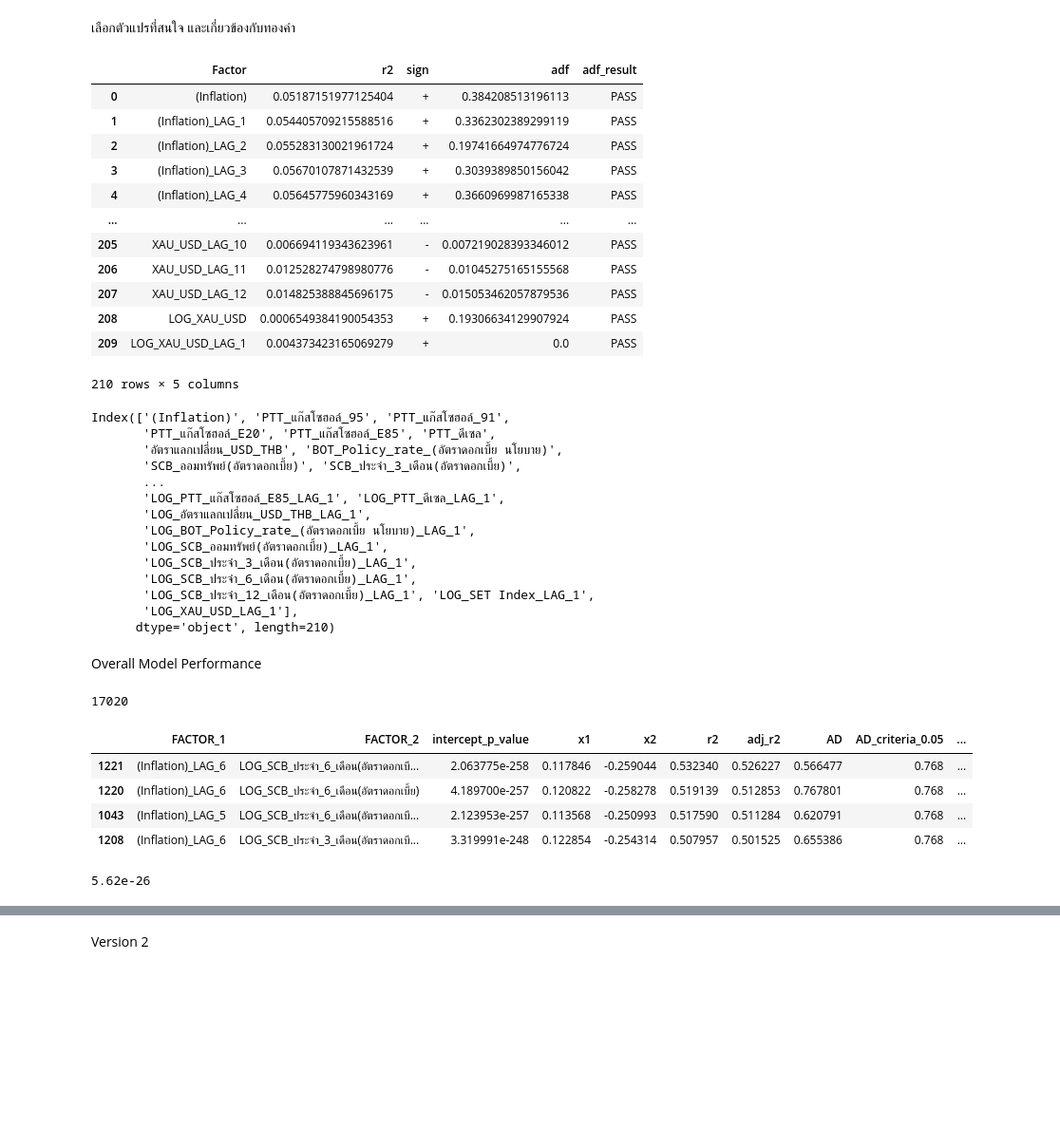
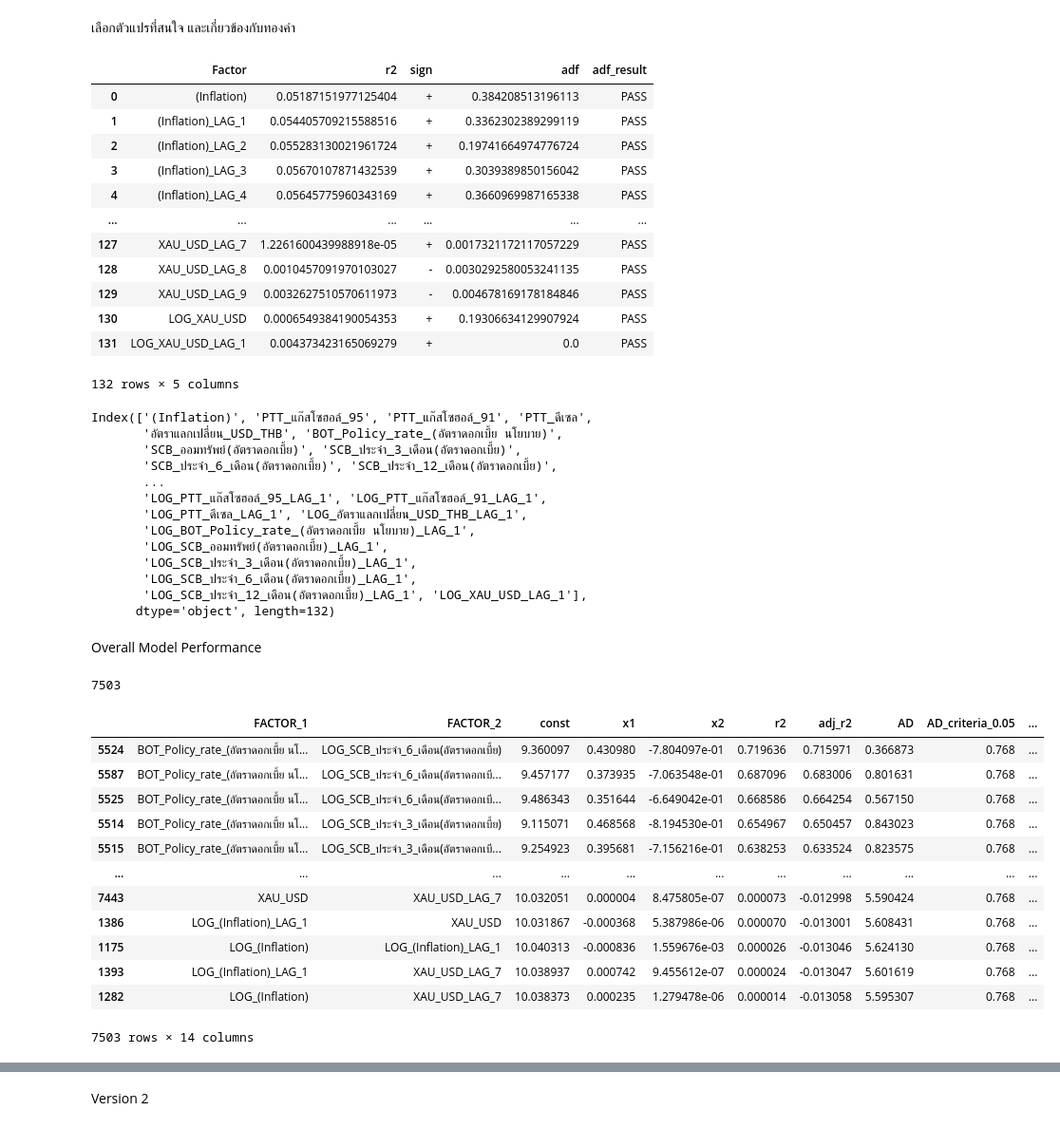
Before and after one commit to TeetyK/Forecast_Model, a Jupyter notebook: Feature_Selection and Forecast V1/GoldBar_Sale_Forecast.ipynb, the cells around one changed output, grey strips where cells are left out. Shown: that part at 95% size. Drawn from its saved outputs; the diff is of its cells as text; code cells hidden in the pictures; blank space fills up the shorter version.

Commit message:
Update : Improve 2 factor to 3 factor if do that

```diff
--- a/Feature_Selection and Forecast V1/GoldBar_Sale_Forecast.ipynb
+++ b/Feature_Selection and Forecast V1/GoldBar_Sale_Forecast.ipynb
@@ -15,7 +15,7 @@ import math
 import pytz
 import datetime
 # %%
-xls = pd.ExcelFile("RawData11.xlsx")
+xls = pd.ExcelFile("RawData13.xlsx")
 Factor_data = pd.read_excel(xls,'Factor')
 Gold_data = pd.read_excel(xls,'GoldBar_Sale')
 # %%
@@ -32,6 +31,6 @@ Index(['(Inflation)', 'PTT_แก๊สโซฮอล์_95', 'PTT_แก๊ส
       dtype='object')
 # %%
-for month in range(1,13):
+for month in range(1,10):
     Factor_data[[i+f'_LAG_{month}' for i in factor_col]] = Factor_data[factor_col].shift(month)
 # %%
 Factor_data.columns
@@ -233,29 +231,28 @@ All_result_table
 | 3 | (Inflation)_LAG_3 | 0.05670107871432539 | + | 0.3039389850156042 | PASS |
 | 4 | (Inflation)_LAG_4 | 0.05645775960343169 | + | 0.3660969987165338 | PASS |
 | ... | ... | ... | ... | ... | ... |
-| 205 | XAU_USD_LAG_10 | 0.006694119343623961 | - | 0.007219028393346012 | PASS |
-| 206 | XAU_USD_LAG_11 | 0.012528274798980776 | - | 0.01045275165155568 | PASS |
-| 207 | XAU_USD_LAG_12 | 0.014825388845696175 | - | 0.015053462057879536 | PASS |
-| 208 | LOG_XAU_USD | 0.0006549384190054353 | + | 0.19306634129907924 | PASS |
-| 209 | LOG_XAU_USD_LAG_1 | 0.004373423165069279 | + | 0.0 | PASS |
+| 127 | XAU_USD_LAG_7 | 1.2261600439988918e-05 | + | 0.0017321172117057229 | PASS |
+| 128 | XAU_USD_LAG_8 | 0.0010457091970103027 | - | 0.0030292580053241135 | PASS |
+| 129 | XAU_USD_LAG_9 | 0.0032627510570611973 | - | 0.004678169178184846 | PASS |
+| 130 | LOG_XAU_USD | 0.0006549384190054353 | + | 0.19306634129907924 | PASS |
+| 131 | LOG_XAU_USD_LAG_1 | 0.004373423165069279 | + | 0.0 | PASS |
-210 rows × 5 columns
+132 rows × 5 columns
 # %%
 Factor_list
 # %% [output]
-Index(['(Inflation)', 'PTT_แก๊สโซฮอล์_95', 'PTT_แก๊สโซฮอล์_91',
-       'PTT_แก๊สโซฮอล์_E20', 'PTT_แก๊สโซฮอล์_E85', 'PTT_ดีเซล',
+Index(['(Inflation)', 'PTT_แก๊สโซฮอล์_95', 'PTT_แก๊สโซฮอล์_91', 'PTT_ดีเซล',
        'อัตราแลกเปลี่ยน_USD_THB', 'BOT_Policy_rate_(อัตราดอกเบี้ย นโยบาย)',
        'SCB_ออมทรัพย์(อัตราดอกเบี้ย)', 'SCB_ประจำ_3_เดือน(อัตราดอกเบี้ย)',
+       'SCB_ประจำ_6_เดือน(อัตราดอกเบี้ย)', 'SCB_ประจำ_12_เดือน(อัตราดอกเบี้ย)',
        ...
-       'LOG_PTT_แก๊สโซฮอล์_E85_LAG_1', 'LOG_PTT_ดีเซล_LAG_1',
-       'LOG_อัตราแลกเปลี่ยน_USD_THB_LAG_1',
+       'LOG_PTT_แก๊สโซฮอล์_95_LAG_1', 'LOG_PTT_แก๊สโซฮอล์_91_LAG_1',
+       'LOG_PTT_ดีเซล_LAG_1', 'LOG_อัตราแลกเปลี่ยน_USD_THB_LAG_1',
        'LOG_BOT_Policy_rate_(อัตราดอกเบี้ย นโยบาย)_LAG_1',
        'LOG_SCB_ออมทรัพย์(อัตราดอกเบี้ย)_LAG_1',
        'LOG_SCB_ประจำ_3_เดือน(อัตราดอกเบี้ย)_LAG_1',
        'LOG_SCB_ประจำ_6_เดือน(อัตราดอกเบี้ย)_LAG_1',
-       'LOG_SCB_ประจำ_12_เดือน(อัตราดอกเบี้ย)_LAG_1', 'LOG_SET Index_LAG_1',
-       'LOG_XAU_USD_LAG_1'],
-      dtype='object', length=210)
+       'LOG_SCB_ประจำ_12_เดือน(อัตราดอกเบี้ย)_LAG_1', 'LOG_XAU_USD_LAG_1'],
+      dtype='object', length=132)
 # %%
 Pass_Factor_list = All_result_table[All_result_table['adf_result'] == 'PASS']
 Pass_Factor_list.to_excel("ADF_RESULT_PASS.xlsx")
@@ -267,6 +264,7 @@ Overall Model Performance
 from itertools import combinations
 # comb_list = [i for i in combinations(Pass_Factor_list , 3)] + [i for i in combinations(Pass_Factor_list, 2)]
 comb_list = [i for i in combinations(Pass_Factor_list , 2)]
+# comb_list = [i for i in combinations(Pass_Stat_list['FACTOR_1'], 2)]
 len(comb_list)
 # 2 fac
 #5000 = 2 min
@@ -274,9 +272,11 @@ len(comb_list)
 #30856 = 14 min
 #4186 = 1.34 min/sec
 #9453 = 3.32 min/sec
-#17020 = 6.52 min/sec
+#17020 = 6.52 min/sec # 7.45.39 min/sec/msec
+# 1 fac
+#185 = 12ms
 # %% [output]
-17020
+7503
 # %%
 from sklearn.linear_model import LinearRegression
 from sklearn.metrics import r2_score
@@ -360,23 +361,21 @@ Pass_Stat_list = Pass_Stat_list[Pass_Stat_list['VIF_Factor_2'] <= 5]
 # %%
 # Pass_Stat_list['adj_r2'].max()
 # Pass_Stat_list[Pass_Stat_list['adj_r2'].values == Pass_Stat_list['adj_r2'].max()]
 # Pass_Stat_list.describe()
 # Pass_Stat_list.info()
-# Pass_Stat_list[['FACTOR_1','FACTOR_2','FACTOR_3','FACTOR_4','FACTOR_5','FACTOR_6','FACTOR_7','const','x1','x2','x3','x4','x5','x6','x7','r2','adj_r2','Probability of F-Stats']]
-# Pass_Stat_list[['FACTOR_1','FACTOR_2','FACTOR_3','FACTOR_4','FACTOR_5','FACTOR_6','FACTOR_7','BP_pvalues','r2','adj_r2','Probability of F-Stats']]
-# Pass_Stat_list[['FACTOR_1','FACTOR_2','FACTOR_3','BP_pvalues','r2','adj_r2','Probability of F-Stats']]
-# Pass_Stat_list[['FACTOR_1','FACTOR_2','FACTOR_3','AD','AD_criteria_0.05','BP_pvalues','r2','adj_r2','Probability of F-Stats']]
-# Pass_Stat_list[['FACTOR_1','FACTOR_2','FACTOR_3','Durbin_Watson','AD','AD_criteria_0.05','BP_pvalues','r2','adj_r2','Probability of F-Stats']]
-# Pass_Stat_list[['FACTOR_1','FACTOR_2','FACTOR_3','FACTOR_4','VIF_Factor_1','VIF_Factor_2','VIF_Factor_3','VIF_Factor_4']]
-Pass_Stat_list[['FACTOR_1','FACTOR_2','intercept_p_value','x1','x2','r2','adj_r2','AD','AD_criteria_0.05','BP_pvalues','Durbin_Watson','Probability of F-Stats','VIF_Factor_1','VIF_Factor_2']]
-# Pass_Stat_list[['FACTOR_1','FACTOR_2','intercept_p_value','x1','x2']]
-# Pass_Stat_list[['FACTOR_1','FACTOR_2','FACTOR_3','FACTOR_4','FACTOR_5','FACTOR_6','const','x1','x2','x3','x4','x5','x6','r2','adj_r2','Probability of F-Stats']]
-# Pass_Stat_list[['FACTOR_1','FACTOR_2','FACTOR_3','FACTOR_4','FACTOR_5','const','x1','x2','x3','x4','x5','r2','adj_r2','Probability of F-Stats']]
-# Pass_Stat_list[['FACTOR_1','FACTOR_2','FACTOR_3','const','x1','x2','x3','r2','adj_r2','Probability of F-Stats']]
-# Pass_Stat_list[['FACTOR_1','FACTOR_2','FACTOR_3','FACTOR_4','const','x1','x2','x3','x4','r2','adj_r2','Probability of F-Stats']]
+Pass_Stat_list[['FACTOR_1','FACTOR_2','const','x1','x2','r2','adj_r2','AD','AD_criteria_0.05','BP_pvalues','Durbin_Watson','Probability of F-Stats','VIF_Factor_1','VIF_Factor_2']]
+# Pass_Stat_list[['FACTOR_1','intercept_p_value','const','x1','r2','adj_r2','AD','AD_criteria_0.05','BP_pvalues','Durbin_Watson','Probability of F-Stats']]
 # %% [output]
-|  | FACTOR_1 | FACTOR_2 | intercept_p_value | x1 | x2 | r2 | adj_r2 | AD | AD_criteria_0.05 | ... |
-| 1221 | (Inflation)_LAG_6 | LOG_SCB_ประจำ_6_เดือน(อัตราดอกเบี... | 2.063775e-258 | 0.117846 | -0.259044 | 0.532340 | 0.526227 | 0.566477 | 0.768 | ... |
-| 1220 | (Inflation)_LAG_6 | LOG_SCB_ประจำ_6_เดือน(อัตราดอกเบี้ย) | 4.189700e-257 | 0.120822 | -0.258278 | 0.519139 | 0.512853 | 0.767801 | 0.768 | ... |
-| 1043 | (Inflation)_LAG_5 | LOG_SCB_ประจำ_6_เดือน(อัตราดอกเบี... | 2.123953e-257 | 0.113568 | -0.250993 | 0.517590 | 0.511284 | 0.620791 | 0.768 | ... |
-| 1208 | (Inflation)_LAG_6 | LOG_SCB_ประจำ_3_เดือน(อัตราดอกเบี... | 3.319991e-248 | 0.122854 | -0.254314 | 0.507957 | 0.501525 | 0.655386 | 0.768 | ... |
+|  | FACTOR_1 | FACTOR_2 | const | x1 | x2 | r2 | adj_r2 | AD | AD_criteria_0.05 | ... |
+| 5524 | BOT_Policy_rate_(อัตราดอกเบี้ย นโ... | LOG_SCB_ประจำ_6_เดือน(อัตราดอกเบี้ย) | 9.360097 | 0.430980 | -7.804097e-01 | 0.719636 | 0.715971 | 0.366873 | 0.768 | ... |
+| 5587 | BOT_Policy_rate_(อัตราดอกเบี้ย นโ... | LOG_SCB_ประจำ_6_เดือน(อัตราดอกเบี... | 9.457177 | 0.373935 | -7.063548e-01 | 0.687096 | 0.683006 | 0.801631 | 0.768 | ... |
+| 5525 | BOT_Policy_rate_(อัตราดอกเบี้ย นโ... | LOG_SCB_ประจำ_6_เดือน(อัตราดอกเบี... | 9.486343 | 0.351644 | -6.649042e-01 | 0.668586 | 0.664254 | 0.567150 | 0.768 | ... |
+| 5514 | BOT_Policy_rate_(อัตราดอกเบี้ย นโ... | LOG_SCB_ประจำ_3_เดือน(อัตราดอกเบี้ย) | 9.115071 | 0.468568 | -8.194530e-01 | 0.654967 | 0.650457 | 0.843023 | 0.768 | ... |
+| 5515 | BOT_Policy_rate_(อัตราดอกเบี้ย นโ... | LOG_SCB_ประจำ_3_เดือน(อัตราดอกเบี... | 9.254923 | 0.395681 | -7.156216e-01 | 0.638253 | 0.633524 | 0.823575 | 0.768 | ... |
+| ... | ... | ... | ... | ... | ... | ... | ... | ... | ... | ... |
+| 7443 | XAU_USD | XAU_USD_LAG_7 | 10.032051 | 0.000004 | 8.475805e-07 | 0.000073 | -0.012998 | 5.590424 | 0.768 | ... |
+| 1386 | LOG_(Inflation)_LAG_1 | XAU_USD | 10.031867 | -0.000368 | 5.387986e-06 | 0.000070 | -0.013001 | 5.608431 | 0.768 | ... |
+| 1175 | LOG_(Inflation) | LOG_(Inflation)_LAG_1 | 10.040313 | -0.000836 | 1.559676e-03 | 0.000026 | -0.013046 | 5.624130 | 0.768 | ... |
+| 1393 | LOG_(Inflation)_LAG_1 | XAU_USD_LAG_7 | 10.038937 | 0.000742 | 9.455612e-07 | 0.000024 | -0.013047 | 5.601619 | 0.768 | ... |
+| 1282 | LOG_(Inflation) | XAU_USD_LAG_7 | 10.038373 | 0.000235 | 1.279478e-06 | 0.000014 | -0.013058 | 5.595307 | 0.768 | ... |
+7503 rows × 14 columns
@@ -387,4 +387,0 @@ Factor_value = [2.063775e-258,0.117846,-0.259044]
-# %%
-5.620000e-26
-# %% [output]
-5.62e-26
```
Also changed, not shown: parts of 48 cells of this notebook.
